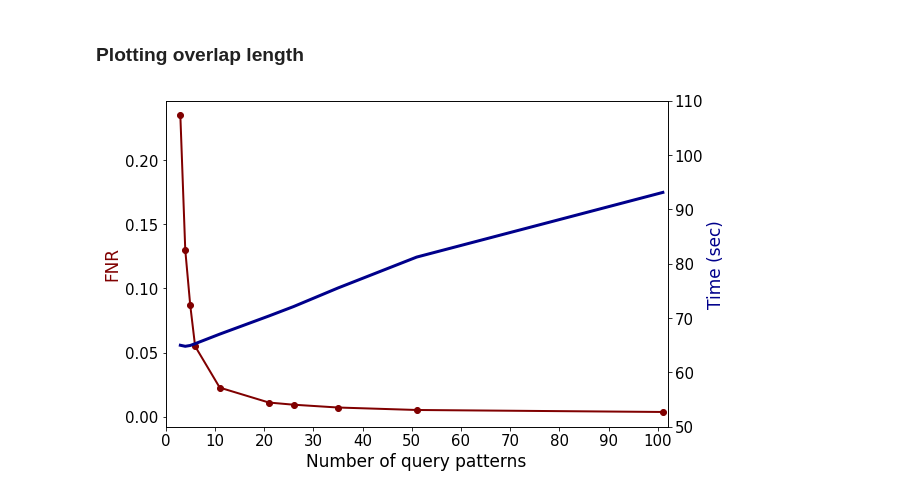
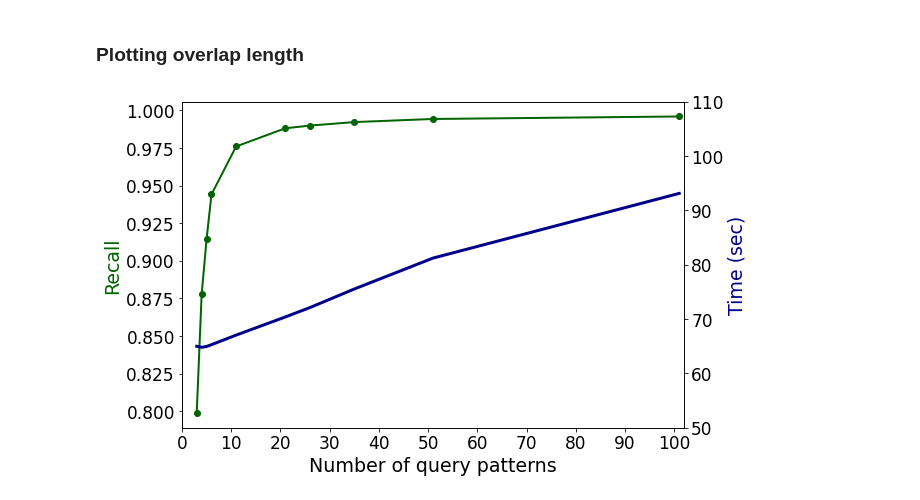
Before and after one commit to eaasna/test-DREAM-stellar, a Jupyter notebook: valik-parameters/scripts/Assess accuracy.ipynb, the cells around one changed output. Saved outputs shown, nothing was run; the diff lists cells and outputs as text; code cells hidden in the pictures.

```diff
--- a/valik-parameters/scripts/Assess accuracy.ipynb
+++ b/valik-parameters/scripts/Assess accuracy.ipynb
@@ -3,9 +3,9 @@
 # %%
 import matplotlib.pyplot as plt
 
-SMALL_SIZE = 15
-MEDIUM_SIZE = 17
-BIGGER_SIZE = 20
+SMALL_SIZE = 17
+MEDIUM_SIZE = 19
+BIGGER_SIZE = 22
 
 plt.rc('font', size=SMALL_SIZE)          # controls default text sizes
 plt.rc('axes', titlesize=MEDIUM_SIZE)     # fontsize of the axes title
@@ -84,29 +129 @@ size_workdirs = ["size_1_haplotype", "size_8_haplotypes"]
 size_list = ["1M", "5M", "10M", "15M", "20M", "25M", "30M", "35M", "40M", "45M", "50M", "55M", "60M"]
-# %%
-import os.path
-for workdir in size_workdirs:
-    stellar_df = get_stellar_df(workdir)
-    with open('../' + workdir + '/search_accuracy.tsv', 'a') as f:
-        f.write("IBF-size\tTP\tFP\tFN\tPrecision\tRecall\n")
-        for size in size_list:
-            valik_path = "../out/" + size + "/e" + str(sim_er) + "_o" + str(o) + ".out"
-            valik_df = get_valik_df(valik_path)
-
-            TP_df = pd.merge(valik_df, stellar_df,  how='inner', left_on=["QID","Valik-BIN"], right_on = ["QID","Stellar-BIN"])
-            TP = len(TP_df["QID"])
-
-            # number of unnecessary bins that need to be searched
-            FP = len(valik_df["QID"]) - TP
-
-            # number of bin matches that can not be found after prefiltering
-            FN = len(stellar_df["QID"]) - TP
-
-            precision = TP / (TP + FP)
-
-            recall = TP / (TP + FN)
-
-            f.write(size + "\t" + str(TP) + "\t" + str(FP) + "\t" + str(FN) + "\t" + str(precision)
-                    + "\t" + str(recall) + "\n")
-
-            print("Finished processing {}".format(size))
-    f.close()
@@ -184,12 +298,5 @@ plt.show()
 # %%
-import numpy as np
-
-read_len = 150
-pattern_size = 50
-workdir = "overlap"
-overlap_list = [0, 10, 20, 30, 40, 45, 46, 47, 48, 49]
 stellar_df = get_stellar_df(workdir)
-
 
 runtime_list = []
 pattern_count_list = []
@@ -293,33 +400,33 @@ list(round(res["Recall"], 3))
 # %%
 import matplotlib.pyplot as plt
 import numpy as np
 from matplotlib import gridspec
 
 X = res["#patterns"]
 rt = res["Runtime(sec)"]
 pr = res["Precision"]
 re = res["Recall"]
 fnr = res["FN"]/(res["FP"]+res["TP"])
 
 # create figure and axis objects with subplots()
 fig,ax = plt.subplots()
 # make a plot
 # ax.plot(X, pr, color="red")
-ax.plot(X, fnr, color="maroon", marker="o", linewidth=2)
+ax.plot(X, re, color="darkgreen", marker="o", linewidth=2)
 # set x-axis label
 ax.set_xlabel("Number of query patterns")
 # set y-axis label
-ax.set_ylabel("FNR",color="maroon")
+ax.set_ylabel("Recall",color="darkgreen")
 
 #twin object for two different y-axis on the sample plot
 ax2=ax.twinx()
 # make a plot with different y-axis using second axis object
 ax2.plot(X, rt,color="darkblue", linewidth=3)
 ax2.set_ylabel("Time (sec)",color="darkblue")
 ax2.xaxis.set_ticks(np.arange(0, 101, 10))
 plt.ylim(50, 110)
 plt.xlim(0, 102)
 plt.show()
 fig.savefig("../Pattern_count_time.png", dpi = 140)
 # %% [output]
-[figure, old version]
+[figure, new version]
```
Also changed, not shown: parts of 18 cells of this notebook, 29 other files.
